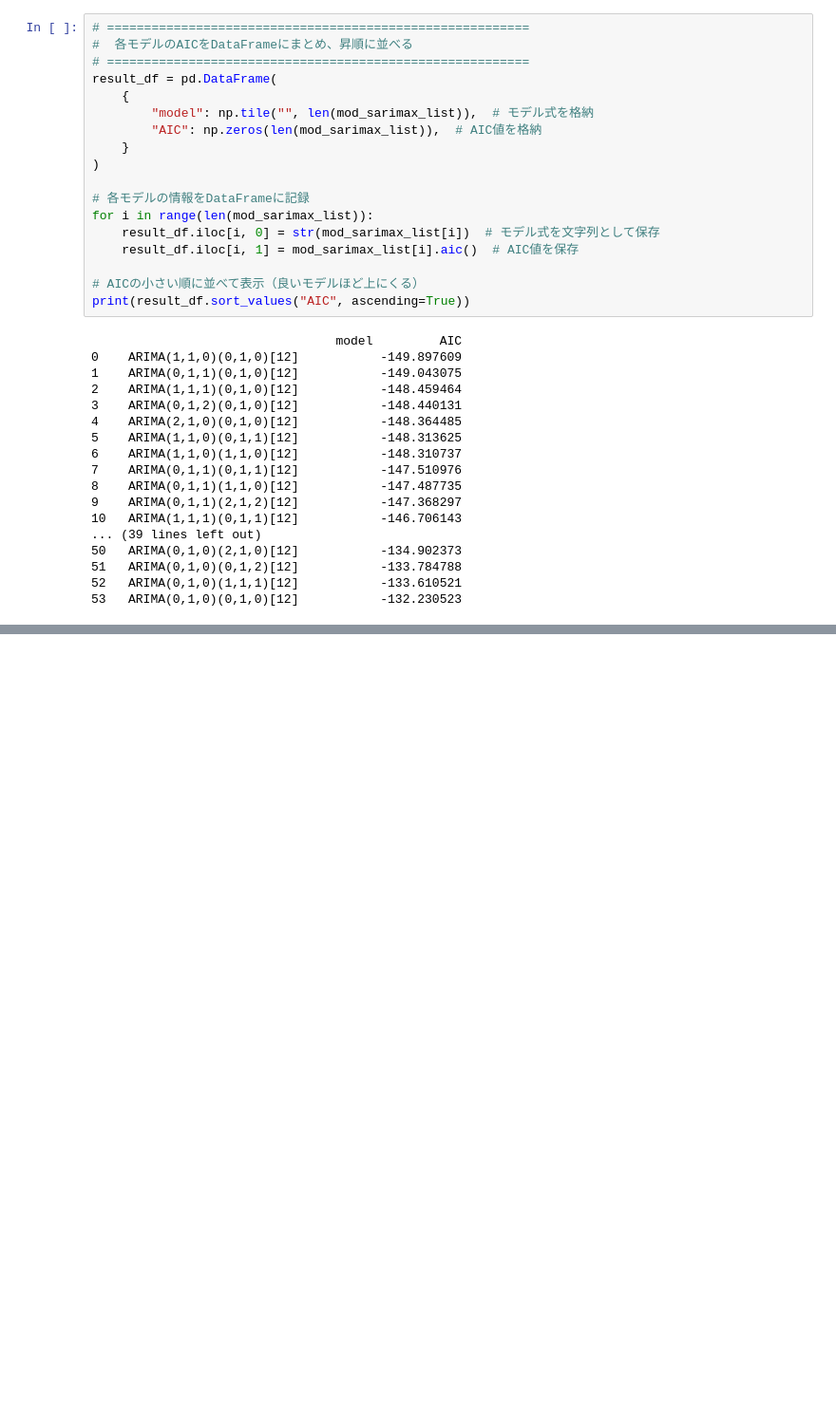
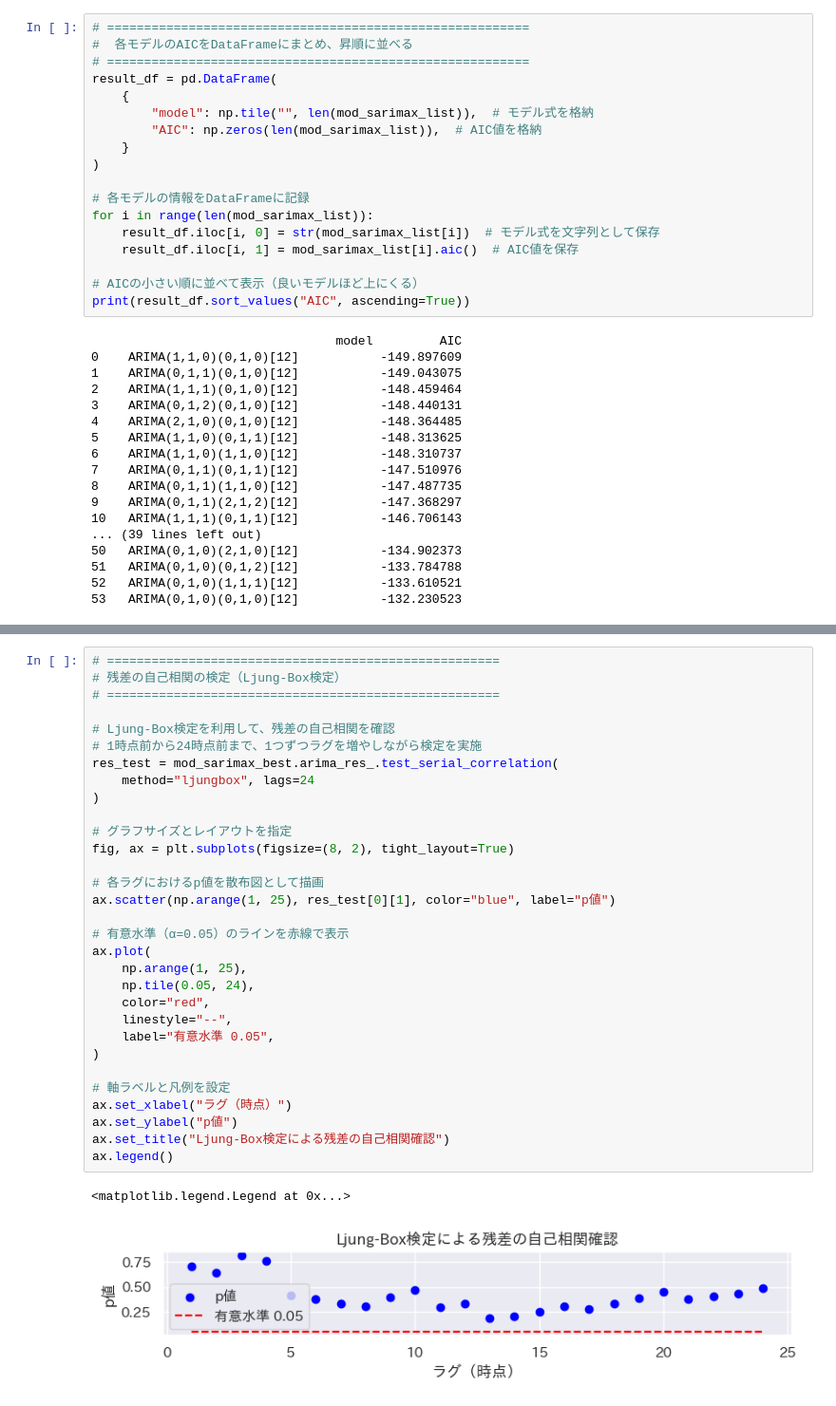
Before and after one commit to maton369/Python_Time_Series_Intro, a Jupyter notebook: 4-4-モデル選択.ipynb, the cells around one changed output, grey strips where cells are left out. Shown at 95% size. Saved outputs shown, nothing was run; the diff lists cells and outputs as text; blank space fills up the shorter version.

```diff
--- a/4-4-モデル選択.ipynb
+++ b/4-4-モデル選択.ipynb
@@ -242,0 +248,34 @@ print(result_df.sort_values("AIC", ascending=True))
+# %%
+# =====================================================
+# 残差の自己相関の検定（Ljung-Box検定）
+# =====================================================
+
+# Ljung-Box検定を利用して、残差の自己相関を確認
+# 1時点前から24時点前まで、1つずつラグを増やしながら検定を実施
+res_test = mod_sarimax_best.arima_res_.test_serial_correlation(
+    method="ljungbox", lags=24
+)
+
+# グラフサイズとレイアウトを指定
+fig, ax = plt.subplots(figsize=(8, 2), tight_layout=True)
+
+# 各ラグにおけるp値を散布図として描画
+ax.scatter(np.arange(1, 25), res_test[0][1], color="blue", label="p値")
+
+# 有意水準（α=0.05）のラインを赤線で表示
+ax.plot(
+    np.arange(1, 25),
+    np.tile(0.05, 24),
+    color="red",
+    linestyle="--",
+    label="有意水準 0.05",
+)
+
+# 軸ラベルと凡例を設定
+ax.set_xlabel("ラグ（時点）")
+ax.set_ylabel("p値")
+ax.set_title("Ljung-Box検定による残差の自己相関確認")
+ax.legend()
+# %% [output]
+<matplotlib.legend.Legend at 0x...>
+[figure, added]
```
Also changed, not shown: parts of 2 cells of this notebook.
